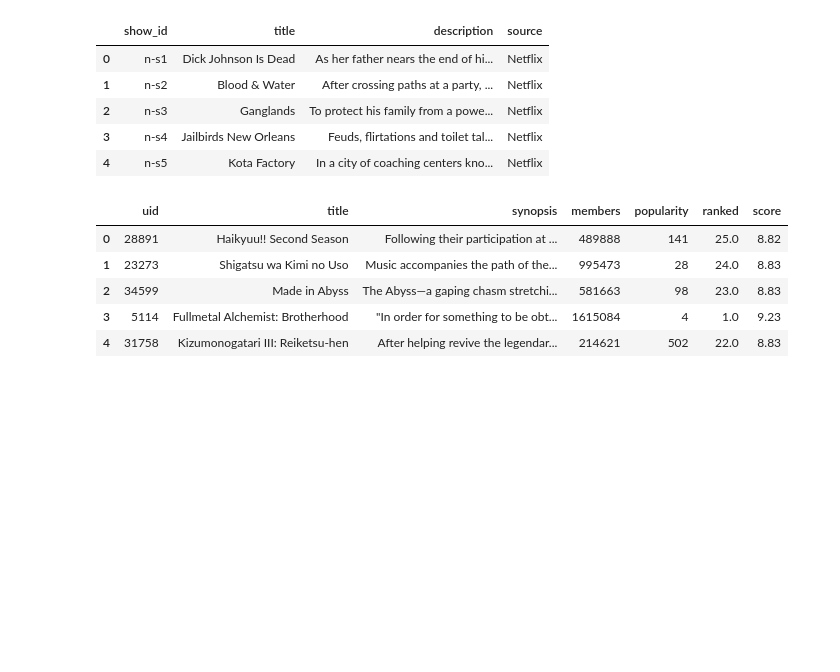
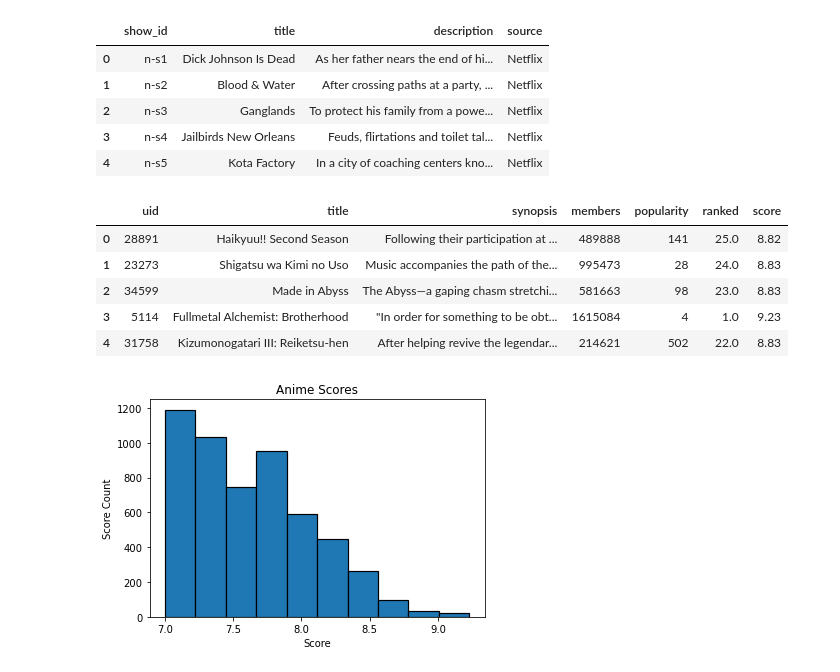
Before and after one commit to dseg27/Animeniacs, a Jupyter notebook: databases.ipynb, the cells around one changed output. Cells and saved outputs as stored; diff of their text form; code cells hidden in the pictures; blank space fills up the shorter version.

```diff
--- a/databases.ipynb
+++ b/databases.ipynb
@@ -11,3 +14,6 @@ anime_df.head()
 | 2 | 34599 | Made in Abyss | The Abyss—a gaping chasm stretchi... | ['Sci-Fi', 'Adventure', 'Mystery'... | Jul 7, 2017 to Sep 29, 2017 | 13.0 | 581663 | 98 | 23.0 | 8.83 | ... |
 | 3 | 5114 | Fullmetal Alchemist: Brotherhood | "In order for something to be obt... | ['Action', 'Military', 'Adventure... | Apr 5, 2009 to Jul 4, 2010 | 64.0 | 1615084 | 4 | 1.0 | 9.23 | ... |
 | 4 | 31758 | Kizumonogatari III: Reiketsu-hen | After helping revive the legendar... | ['Action', 'Mystery', 'Supernatur... | Jan 6, 2017 | 1.0 | 214621 | 502 | 22.0 | 8.83 | ... |
+# %%
+# Drop rows that are missing a synoposis
+anime_df = anime_df.dropna(axis=0, how='any', subset=['synopsis'])
@@ -14,6 +44,6 @@ anime_df.head()
 # %%
-anime_df = anime_df[['uid', 'title', 'synopsis', 'members', 'popularity', 'ranked', 'score']]
-anime_df.head()
+anime_cleaned_df = anime_df[['uid', 'title', 'synopsis', 'members', 'popularity', 'ranked', 'score']]
+anime_cleaned_df.head()
 # %% [output]
 |  | uid | title | synopsis | members | popularity | ranked | score |
 | 0 | 28891 | Haikyuu!! Second Season | Following their participation at ... | 489888 | 141 | 25.0 | 8.82 |
@@ -37,6 +67,6 @@ ranked        float64
 score         float64
 dtype: object
 # %%
-anime_df = anime_df[anime_df['score'] > 6.99]
-anime_df.shape
+anime_cleaned_df = anime_cleaned_df[anime_cleaned_df['score'] > 6.99]
+anime_cleaned_df.shape
 # %% [output]
@@ -174,3 +246,15 @@ anime_df.head()
 | 2 | 34599 | Made in Abyss | The Abyss—a gaping chasm stretchi... | 581663 | 98 | 23.0 | 8.83 |
 | 3 | 5114 | Fullmetal Alchemist: Brotherhood | "In order for something to be obt... | 1615084 | 4 | 1.0 | 9.23 |
 | 4 | 31758 | Kizumonogatari III: Reiketsu-hen | After helping revive the legendar... | 214621 | 502 | 22.0 | 8.83 |
+# %%
+#data = anime_df.score
+plt.hist(anime_cleaned_df['score'], bins = 10, edgecolor='black', linewidth=1.2, alpha=1)
+
+plt.xlabel('Score')
+plt.ylabel('Score Count')
+plt.title('Anime Scores')
+
+
+plt.show()
+# %% [output]
+[figure, added]
```
Also changed, not shown: parts of 21 cells of this notebook, 5 other files.
